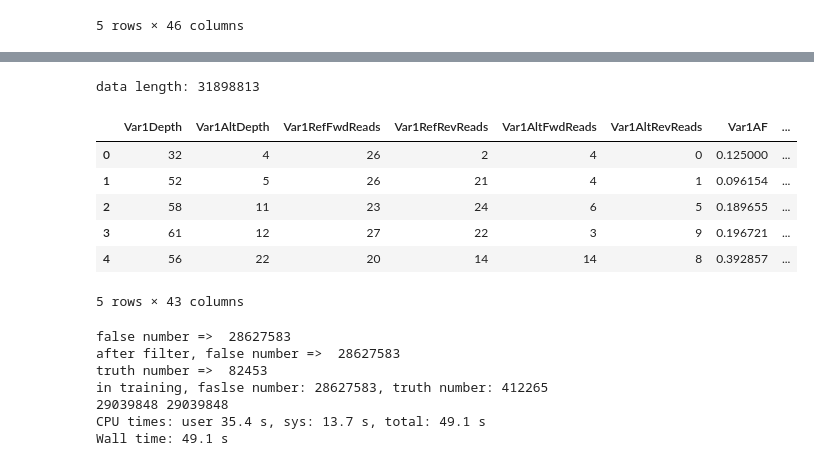
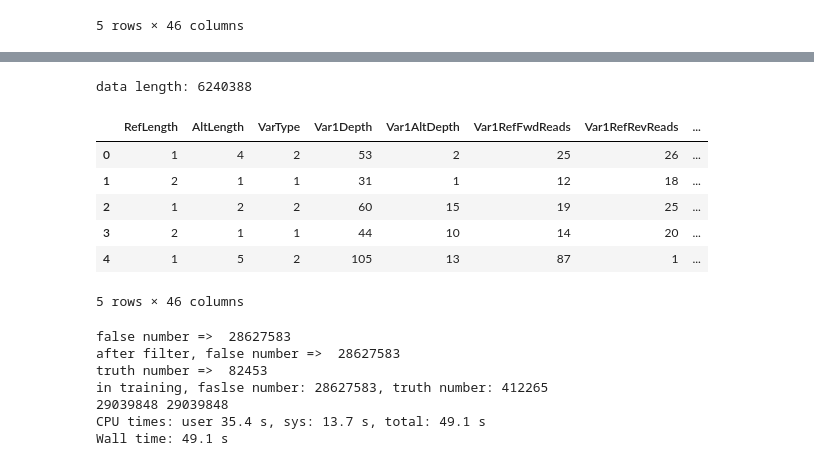
Before and after one commit to LeiHaoa/RabbitVar, a Jupyter notebook: RandomForest/train_random_forest.ipynb, the cells around one changed output, grey strips where cells are left out. Drawn from its saved outputs; the diff is of its cells as text; code cells hidden in the pictures.

```diff
--- a/RandomForest/train_random_forest.ipynb
+++ b/RandomForest/train_random_forest.ipynb
@@ -137,6 +141,6 @@ Wall time: 1min 28s
 # %%
 %%time
 import pandas as pd
-# --------------------------------------- load data by csv file -----------------------------------#
-data = pd.read_csv("/home/old_home/haoz/workspace/FastVC/RandomForest/uniform_snv_data_withdream.tsv", header=None)
+# --------------------------------------- load data by tsv file -----------------------------------#
+data = pd.read_csv("/home/old_home/haoz/workspace/FastVC/RandomForest/data_indel.tsv", header=None)
 # %% [output]
@@ -145,17 +149,17 @@ Wall time: 1min 21s
 # %%
-#data.columns = ["RefLength", "AltLength", "VarType", *som_selected_features, "VarLabel", "label"]
-data.columns = [*som_selected_features, "VarLabel", "label"]
+data.columns = ["RefLength", "AltLength", "VarType", *som_selected_features, "VarLabel", "label"]
+#data.columns = [*som_selected_features, "VarLabel", "label"]
 print("data length:", len(data))
 data.head()
 # %% [output]
-data length: 31898813
+data length: 6240388
-|  | Var1Depth | Var1AltDepth | Var1RefFwdReads | Var1RefRevReads | Var1AltFwdReads | Var1AltRevReads | Var1AF | ... |
-| 0 | 32 | 4 | 26 | 2 | 4 | 0 | 0.125000 | ... |
-| 1 | 52 | 5 | 26 | 21 | 4 | 1 | 0.096154 | ... |
-| 2 | 58 | 11 | 23 | 24 | 6 | 5 | 0.189655 | ... |
-| 3 | 61 | 12 | 27 | 22 | 3 | 9 | 0.196721 | ... |
-| 4 | 56 | 22 | 20 | 14 | 14 | 8 | 0.392857 | ... |
+|  | RefLength | AltLength | VarType | Var1Depth | Var1AltDepth | Var1RefFwdReads | Var1RefRevReads | ... |
+| 0 | 1 | 4 | 2 | 53 | 2 | 25 | 26 | ... |
+| 1 | 2 | 1 | 1 | 31 | 1 | 12 | 18 | ... |
+| 2 | 1 | 2 | 2 | 60 | 15 | 19 | 25 | ... |
+| 3 | 2 | 1 | 1 | 44 | 10 | 14 | 20 | ... |
+| 4 | 1 | 5 | 2 | 105 | 13 | 87 | 1 | ... |
-5 rows × 43 columns
+5 rows × 46 columns
 # %%
 %%time
 #------------------------------------------ data prepare ------------------------------------------#
```
Also changed, not shown: parts of 2 cells of this notebook, 4 other files.
